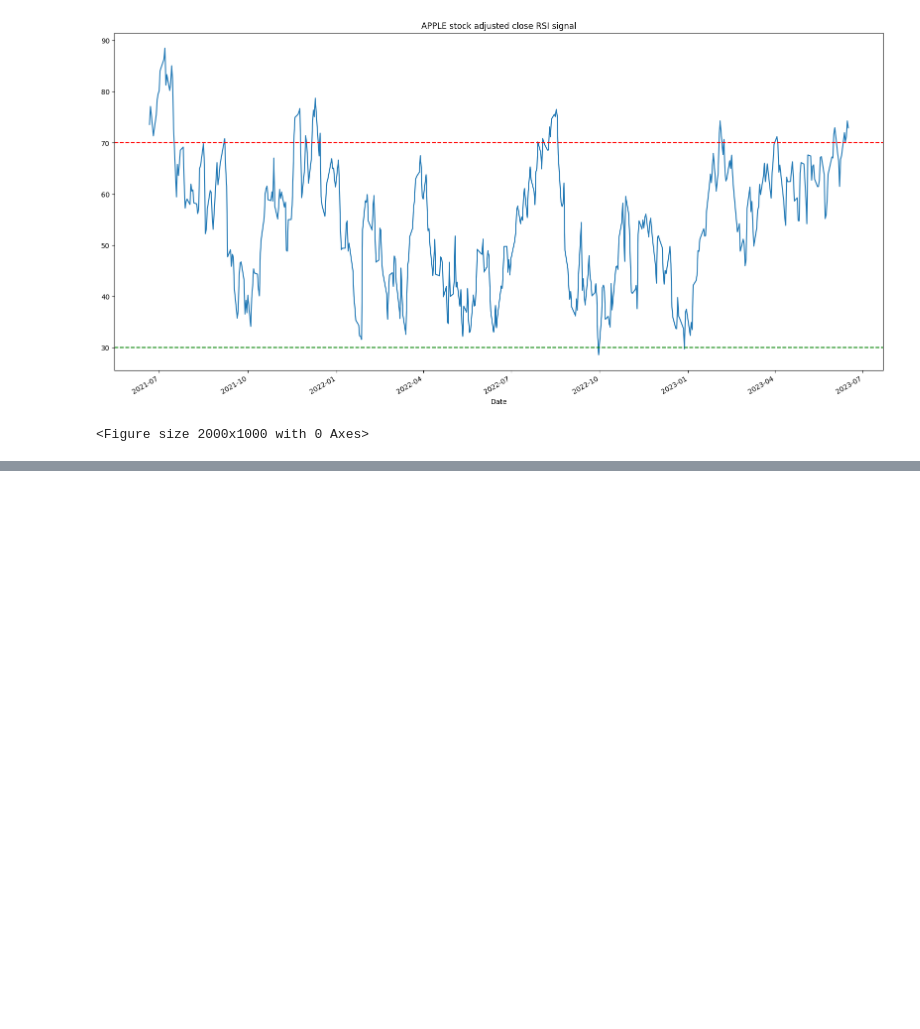
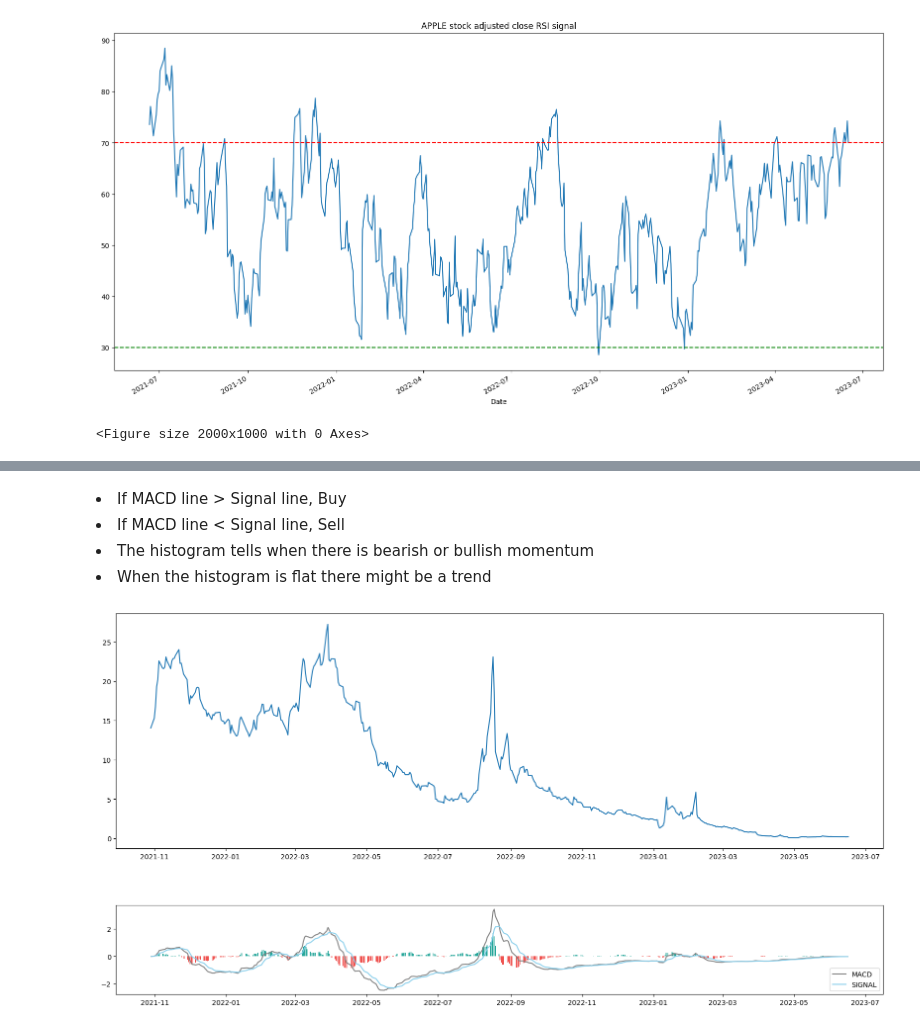
Before and after one commit to xwj0109/Quant-Finance, a Jupyter notebook: Momentum_strategy.ipynb, the cells around one changed output, grey strips where cells are left out. Saved outputs shown, nothing was run; the diff lists cells and outputs as text; code cells hidden in the pictures; blank space fills up the shorter version.

```diff
--- a/Momentum_strategy.ipynb
+++ b/Momentum_strategy.ipynb
@@ -253,0 +304,4 @@ plt.show()
+# %%
+# macd line ---> 26 EMA - 12 EMA
+macd = BBBY['macd']
+macd
@@ -253,0 +322,4 @@ plt.show()
+# %%
+# signal line = EMA of 9 period of the MACD values
+macds = BBBY['macds']
+macds
@@ -253,0 +340,4 @@ plt.show()
+# %%
+# histogram line = MACD - Signal Line
+macdh = BBBY['macdh']
+macdh
@@ -253,0 +358,27 @@ plt.show()
+# %%
+def plot_macd(prices, macd, signal, hist):
+
+    ax1 = plt.subplot2grid((8,1), (0,0), rowspan = 5, colspan = 1)
+    ax2 = plt.subplot2grid((8,1), (6,0), rowspan = 3, colspan = 1)
+
+    ax1.plot(prices)
+    ax2.plot(macd, color = 'grey', linewidth = 1.5, label = 'MACD')
+    ax2.plot(signal, color = 'skyblue', linewidth = 1.5, label = 'SIGNAL')
+
+    for i in range(len(prices)):
+        if str(hist[i])[0] == '-':
+            ax2.bar(prices.index[i], hist[i], color = '#ef5350')
+        else:
+            ax2.bar(prices.index[i], hist[i], color = '#26a69a')
+
+    plt.legend(loc = 'lower right')
+# %% [markdown]
+<li>If MACD line > Signal line, Buy</li>
+<li>If MACD line < Signal line, Sell</li>
+<li>The histogram tells when there is bearish or bullish momentum</li>
+<li>When the histogram is flat there might be a trend</li>
+# %%
+plt.figure(figsize=(20,10))
+plot_macd(prices = BBBY['adj close'], macd = macd, signal = macds, hist =  macdh)
+# %% [output]
+[figure, added]
```
Also changed, not shown: parts of 16 cells of this notebook.
